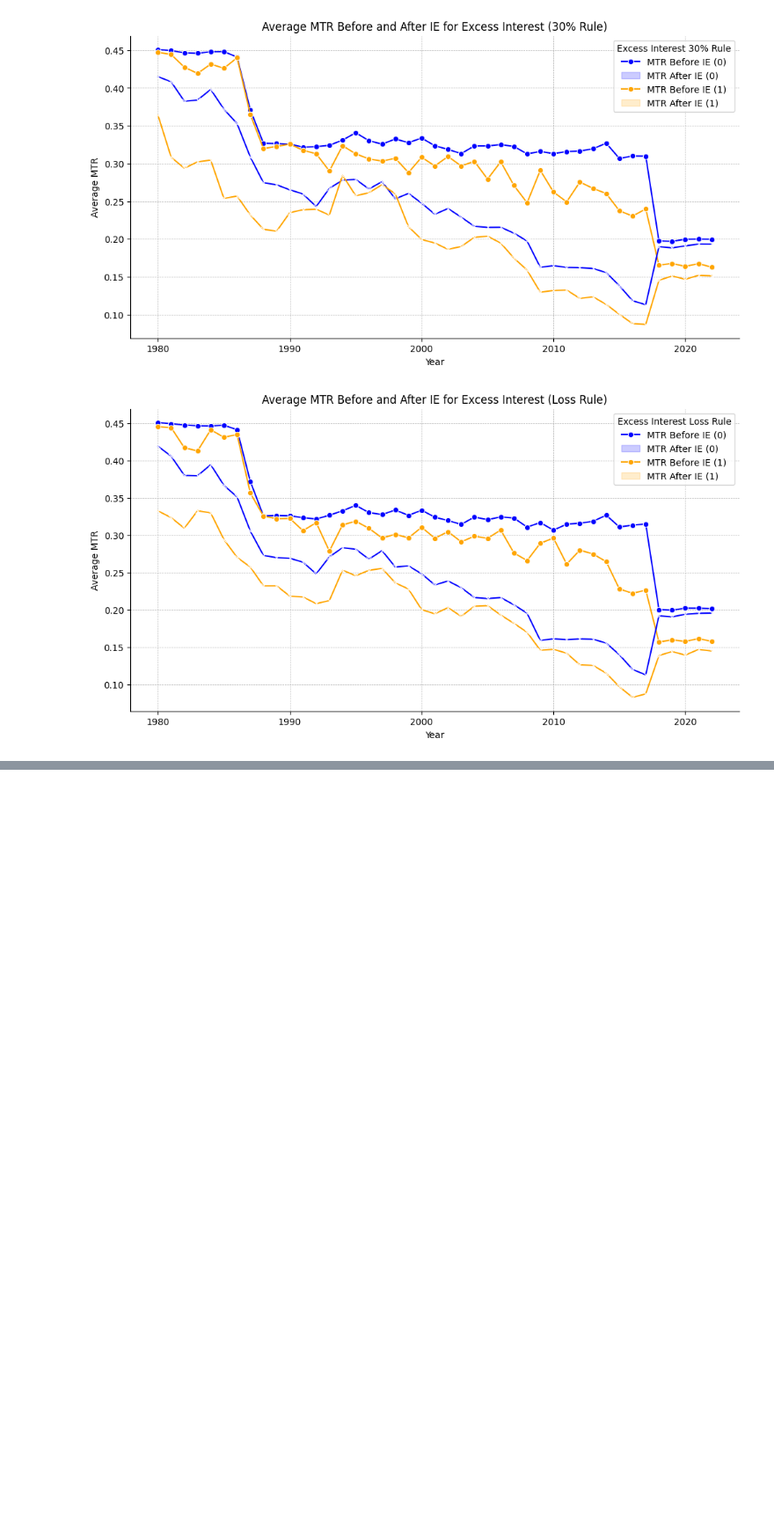
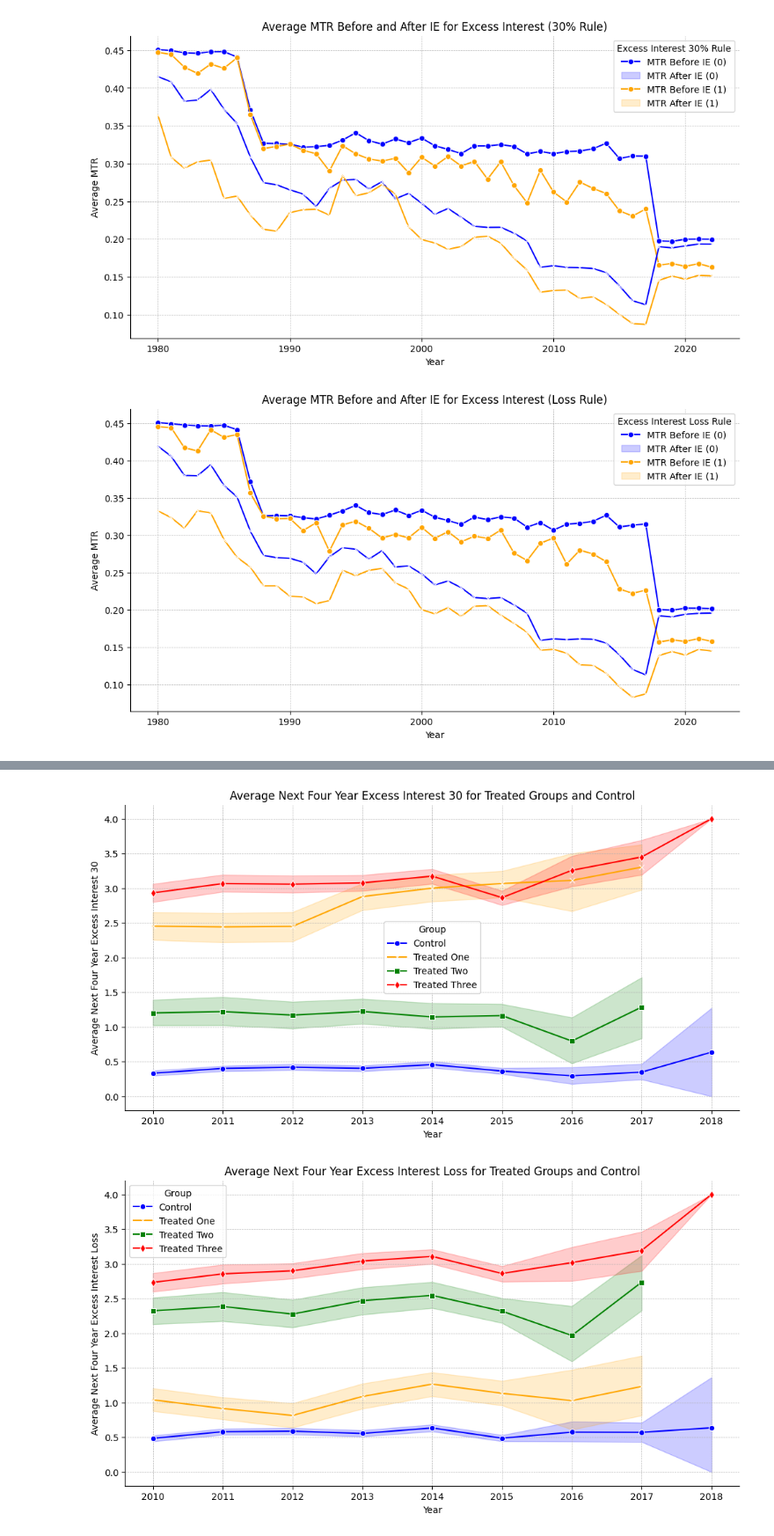
Before and after one commit to zirui-song/interest-deductibility-and-debt-contracting, a Jupyter notebook: Dealscan_Analysis.ipynb, the cells around one changed output, grey strips where cells are left out. Shown at 88% size. Drawn from its saved outputs; the diff is of its cells as text; code cells hidden in the pictures; blank space fills up the shorter version.

```diff
--- a/Dealscan_Analysis.ipynb
+++ b/Dealscan_Analysis.ipynb
@@ -1888,0 +1940,64 @@ plt.savefig(f'{overleaf_dir}/Figures/mtr_avg_loss.png')
+# %%
+# Generate treated_one if only excess_interest_30 == 1
+comp_crspa_merged['treated_one'] = ((comp_crspa_merged['excess_interest_30'] == 1) & (comp_crspa_merged['excess_interest_loss'] == 0)).astype(int)
+
+# Generate treated_two if only excess_interest_loss == 1
+comp_crspa_merged['treated_two'] = ((comp_crspa_merged['excess_interest_loss'] == 1) & (comp_crspa_merged['excess_interest_30'] == 0)).astype(int)
+
+# Generate treated_three if both excess_interest_30 == 1 and excess_interest_loss == 1
+comp_crspa_merged['treated_three'] = ((comp_crspa_merged['excess_interest_30'] == 1) & (comp_crspa_merged['excess_interest_loss'] == 1)).astype(int)
+
+# Generate control if neither excess_interest_30 == 1 nor excess_interest_loss == 1
+comp_crspa_merged['control'] = ((comp_crspa_merged['excess_interest_30'] == 0) & (comp_crspa_merged['excess_interest_loss'] == 0)).astype(int)
+
+# Generate treated_two if only excess_interest_loss == 1
+comp_crspa_merged['treated_two'] = ((comp_crspa_merged['excess_interest_loss'] == 1) & (comp_crspa_merged['excess_interest_30'] == 0)).astype(int)
+
+# Generate treated_three if both excess_interest_30 == 1 and excess_interest_loss == 1
+comp_crspa_merged['treated_three'] = ((comp_crspa_merged['excess_interest_30'] == 1) & (comp_crspa_merged['excess_interest_loss'] == 1)).astype(int)
+
+# Generate control if neither excess_interest_30 == 1 nor excess_interest_loss == 1
+comp_crspa_merged['control'] = ((comp_crspa_merged['excess_interest_30'] == 0) & (comp_crspa_merged['excess_interest_loss'] == 0)).astype(int)
+
+# generate next_five_year_excess_interest_30 and next_five_year_excess_interest_loss which are sum of excess_interest_30 and excess_interest_loss in the next 5 years
+comp_crspa_merged['next_four_year_excess_interest_30'] = comp_crspa_merged.groupby('gvkey')['excess_interest_30'].shift(-1) + comp_crspa_merged.groupby('gvkey')['excess_interest_30'].shift(-2) + comp_crspa_merged.groupby('gvkey')['excess_interest_30'].shift(-3) + comp_crspa_merged.groupby('gvkey')['excess_interest_30'].shift(-4)
+comp_crspa_merged['next_four_year_excess_interest_loss'] = comp_crspa_merged.groupby('gvkey')['excess_interest_loss'].shift(-1) + comp_crspa_merged.groupby('gvkey')['excess_interest_loss'].shift(-2) + comp_crspa_merged.groupby('gvkey')['excess_interest_loss'].shift(-3) + comp_crspa_merged.groupby('gvkey')['excess_interest_loss'].shift(-4)
+
+# order gvkey fyear next_five_year_excess_interest_30 next_five_year_excess_interest_loss excess_interest_30 excess_interest_loss to be seen in the first columns
+comp_crspa_merged = comp_crspa_merged[['gvkey', 'fyear','control', 'treated_one', 'treated_two', 'treated_three', 'next_four_year_excess_interest_30', 'next_four_year_excess_interest_loss', 'excess_interest_30', 'excess_interest_loss'] + [col for col in comp_crspa_merged.columns if col not in ['gvkey', 'fyear', 'control', 'treated_one', 'treated_two', 'treated_three', 'next_four_year_excess_interest_30', 'next_four_year_excess_interest_loss', 'excess_interest_30', 'excess_interest_loss']]]
+
+# drop if fyear >= 2020 (not enough data for the next 4 years)
+comp_crspa_merged = comp_crspa_merged[comp_crspa_merged['fyear'] < 2020]
+
+# Plot the average next_four_year_excess_interest_30 for treated_one, treated_two, treated_three, and control
+plt.figure(figsize=(12, 6))
+sns.lineplot(data=comp_crspa_merged[comp_crspa_merged['control'] == 1], x='fyear', y='next_four_year_excess_interest_30', label='Control', marker='o', color='blue')
+sns.lineplot(data=comp_crspa_merged[comp_crspa_merged['treated_one'] == 1], x='fyear', y='next_four_year_excess_interest_30', label='Treated One', marker='x', color='orange')
+sns.lineplot(data=comp_crspa_merged[comp_crspa_merged['treated_two'] == 1], x='fyear', y='next_four_year_excess_interest_30', label='Treated Two', marker='s', color='green')
+sns.lineplot(data=comp_crspa_merged[comp_crspa_merged['treated_three'] == 1], x='fyear', y='next_four_year_excess_interest_30', label='Treated Three', marker='d', color='red')
+plt.title('Average Next Four Year Excess Interest 30 for Treated Groups and Control')
+plt.xlabel('Year')
+plt.ylabel('Average Next Four Year Excess Interest 30')
+plt.grid(True, linestyle='--', linewidth=0.5)
+sns.despine()
+plt.legend(title='Group')
+plt.savefig(f'{overleaf_dir}/Figures/next_four_year_excess_interest_30_avg_treated_control.png')
+plt.show()
+
+# Plot the average next_four_year_excess_interest_loss for treated_one, treated_two, treated_three, and control
+plt.figure(figsize=(12, 6))
+sns.lineplot(data=comp_crspa_merged[comp_crspa_merged['control'] == 1], x='fyear', y='next_four_year_excess_interest_loss', label='Control', marker='o', color='blue')
+sns.lineplot(data=comp_crspa_merged[comp_crspa_merged['treated_one'] == 1], x='fyear', y='next_four_year_excess_interest_loss', label='Treated One', marker='x', color='orange')
+sns.lineplot(data=comp_crspa_merged[comp_crspa_merged['treated_two'] == 1], x='fyear', y='next_four_year_excess_interest_loss', label='Treated Two', marker='s', color='green')
+sns.lineplot(data=comp_crspa_merged[comp_crspa_merged['treated_three'] == 1], x='fyear', y='next_four_year_excess_interest_loss', label='Treated Three', marker='d', color='red')
+plt.title('Average Next Four Year Excess Interest Loss for Treated Groups and Control')
+plt.xlabel('Year')
+plt.ylabel('Average Next Four Year Excess Interest Loss')
+plt.grid(True, linestyle='--', linewidth=0.5)
+sns.despine()
+plt.legend(title='Group')
+plt.savefig(f'{overleaf_dir}/Figures/next_four_year_excess_interest_loss_avg_treated_control.png')
+plt.show()
+# %% [output]
+[figure, added]
+[figure, added]
```
Also changed, not shown: parts of 8 cells of this notebook, 4 other files.
